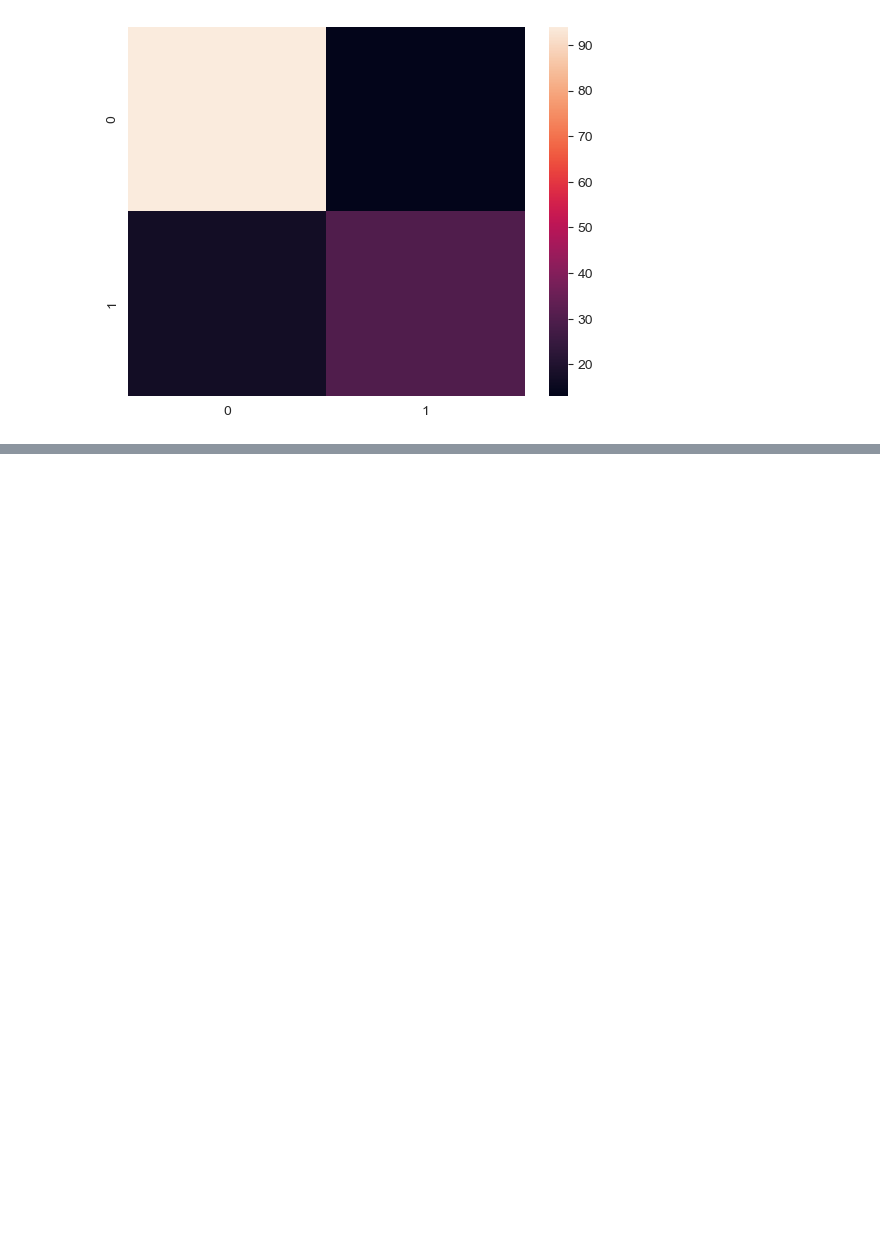
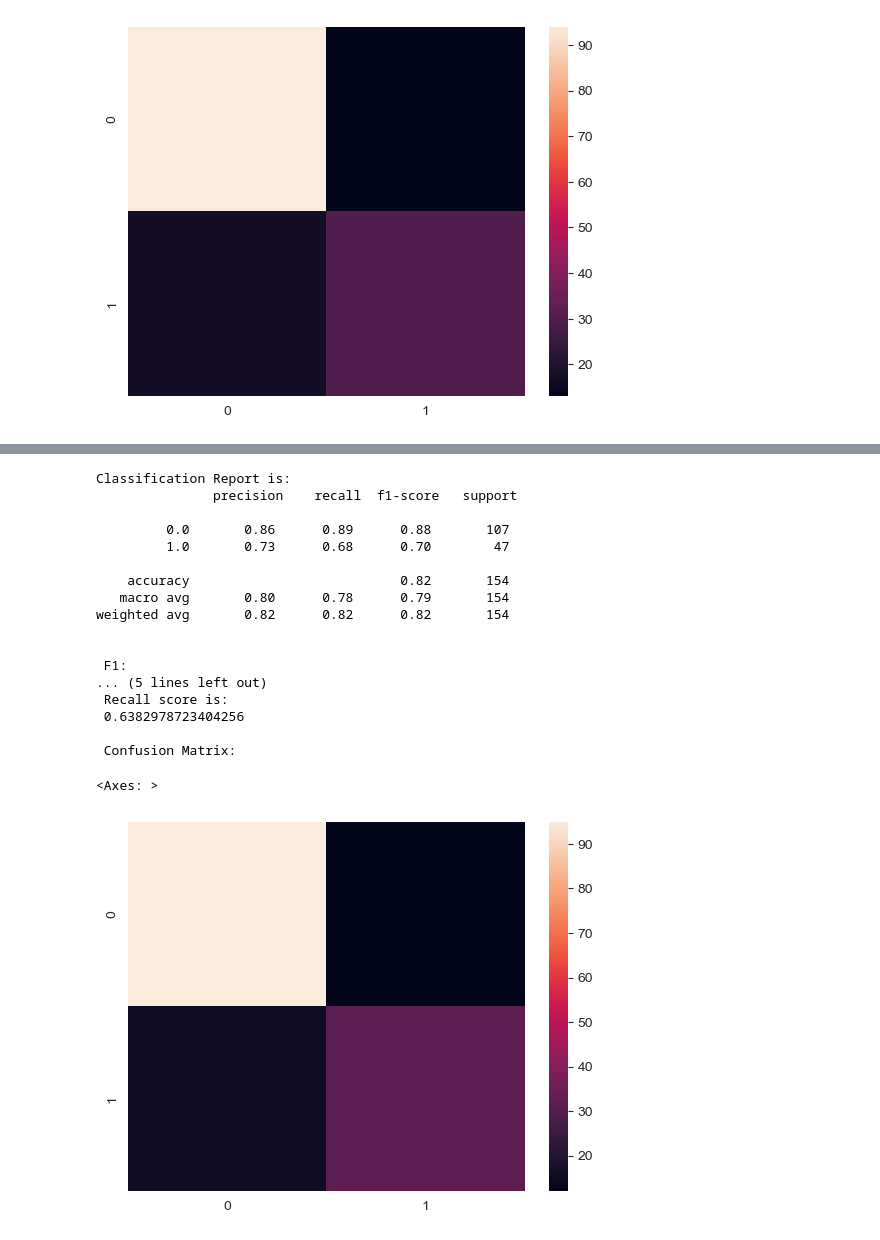
Before and after one commit to keithmmc/dataprojects, a Jupyter notebook: diabetes.ipynb, the cells around one changed output, grey strips where cells are left out. Drawn from its saved outputs; the diff is of its cells as text; code cells hidden in the pictures; blank space fills up the shorter version.

```diff
--- a/diabetes.ipynb
+++ b/diabetes.ipynb
@@ -295,0 +343,40 @@ weighted avg       0.80      0.81      0.80       154
+# %%
+model = SVC()
+kernel = ['poly', 'rbf', 'sigmoid']
+C = [50, 10, 1.0, 0.1, 0.01]
+gamma = ['scale']
+# %%
+grid = dict(kernel=kernel,C=C,gamma=gamma)
+cv = RepeatedStratifiedKFold(n_splits=10, n_repeats=3, random_state=1)
+grid_search = GridSearchCV(estimator=model, param_grid=grid, n_jobs=-1, cv=cv, scoring='f1',error_score=0)
+# %%
+grid_result = grid_search.fit(X, y)
+# %%
+svm_pred=grid_result.predict(X_test)
+# %%
+print("Classification Report is:\n",classification_report(y_test,svm_pred))
+print("\n F1:\n",f1_score(y_test,knn_pred))
+print("\n Precision score is:\n",precision_score(y_test,knn_pred))
+print("\n Recall score is:\n",recall_score(y_test,knn_pred))
+print("\n Confusion Matrix:\n")
+sns.heatmap(confusion_matrix(y_test,svm_pred))
+# %% [output]
+Classification Report is:
+               precision    recall  f1-score   support
+
+         0.0       0.86      0.89      0.88       107
+         1.0       0.73      0.68      0.70        47
+
+    accuracy                           0.82       154
+   macro avg       0.80      0.78      0.79       154
+weighted avg       0.82      0.82      0.82       154
+
+
+ F1:
+... (5 lines left out)
+ Recall score is:
+ 0.6382978723404256
+
+ Confusion Matrix:
+<Axes: >
+[figure, added]
```
Also changed, not shown: parts of 5 cells of this notebook.
